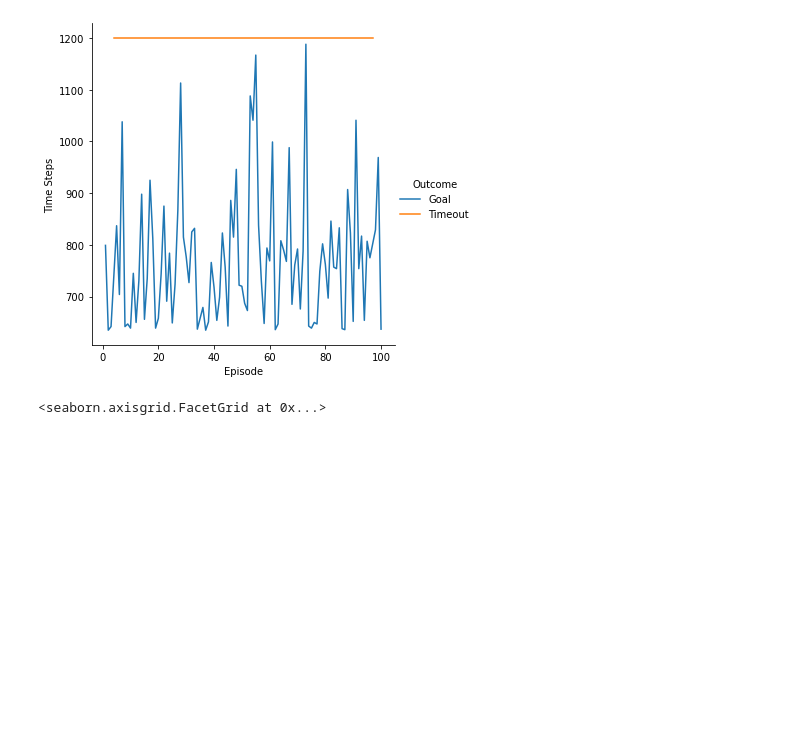
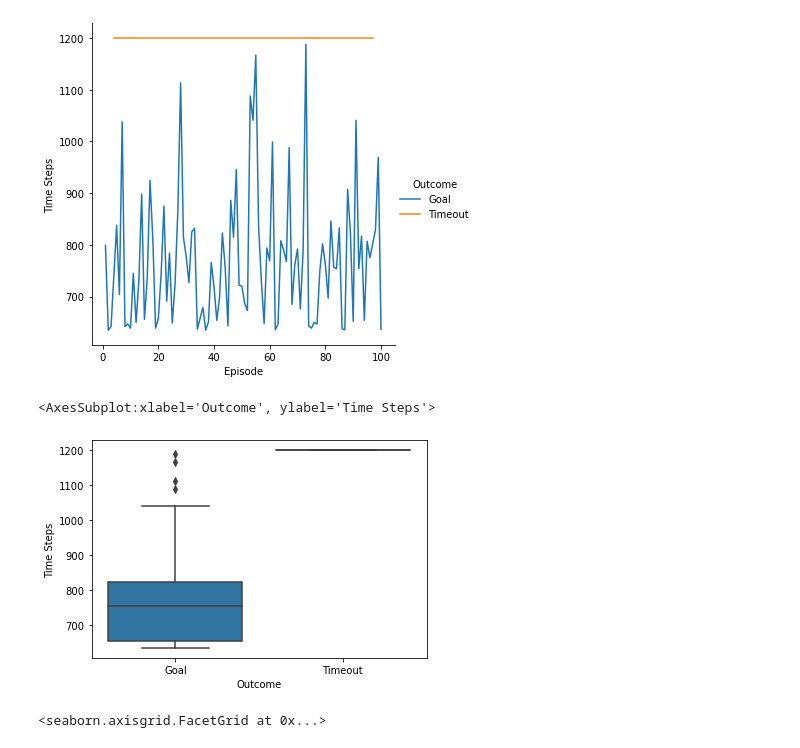
Before and after one commit to Christos-14/gym-ACAS2D, a Jupyter notebook: notebooks/simulation_ACAS2D_PPO_1048576_5_100.ipynb, the cells around one changed output. Saved outputs shown, nothing was run; the diff lists cells and outputs as text; code cells hidden in the pictures; blank space fills up the shorter version.

```diff
--- a/notebooks/simulation_ACAS2D_PPO_1048576_5_100.ipynb
+++ b/notebooks/simulation_ACAS2D_PPO_1048576_5_100.ipynb
@@ -95,6 +95,11 @@ sns.relplot(x="Episode", y="Time Steps", data=simulation,
 # %% [output]
 <seaborn.axisgrid.FacetGrid at 0x...>
 [figure]
+# %%
+sns.boxplot(x="Outcome", y="Time Steps", data=simulation)
+# %% [output]
+<AxesSubplot:xlabel='Outcome', ylabel='Time Steps'>
+[figure, added]
 # %%
 sns.relplot(x="Episode", y="Total Reward", data=simulation,
             kind ="line",
```
Also changed, not shown: parts of 1 cell of this notebook, 7 other files.
